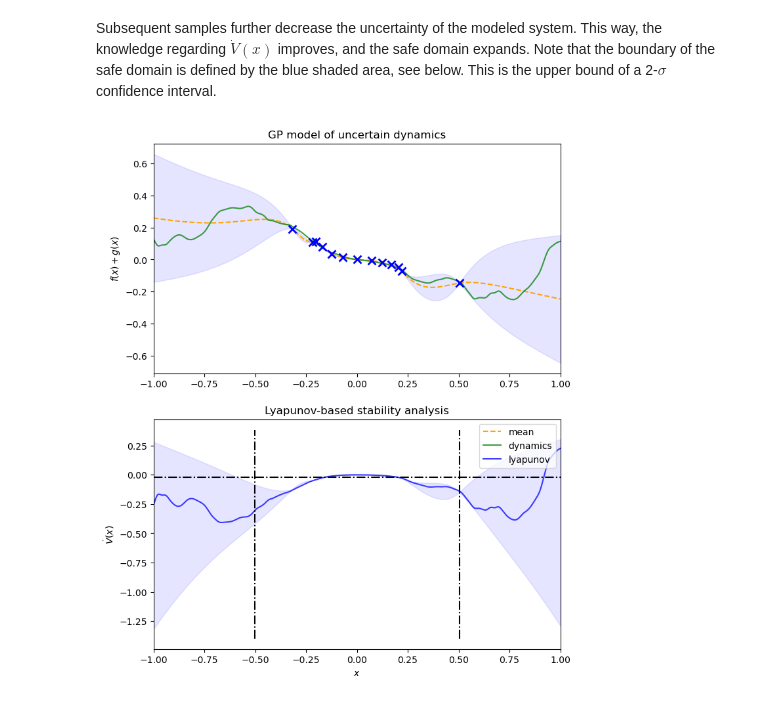
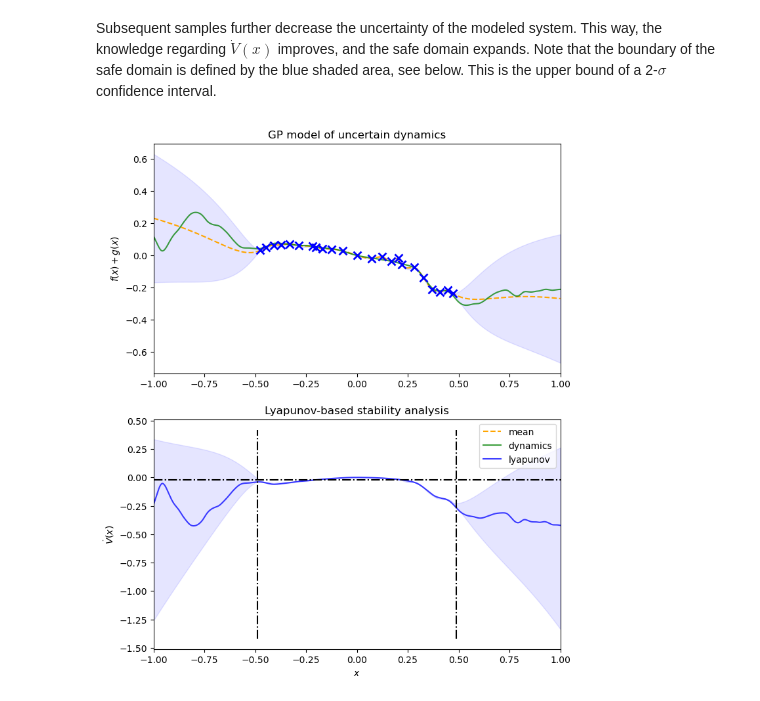
Before and after one commit to maalberg/safely, a Jupyter notebook: safely_1d.ipynb, the cells around one changed output. Saved outputs shown, nothing was run; the diff lists cells and outputs as text; code cells hidden in the pictures.

```diff
--- a/safely_1d.ipynb
+++ b/safely_1d.ipynb
@@ -371,20 +371,12 @@ The online learning proceeds by sampling the uncertain function at points, which
 # %%
 # ---------------------------------------------------------------------------*/
 # - first samples of online learning
-
-# reinitialize dynamics sampler with noise
-np.random.seed(5)
-dyn.initialize_sampler(sample_dom.states, samples_n=1, noise_var=sample_ns_var)
 
 for i in range(2):
     lyap.update_safety(threshold=lyap_threshold)
 
     learnable_state = lyap.find_learnable()
-    dyn.observe_datapoints(learnable_state, dyn(learnable_state)[0])
-
-# reinitialize dynamics sampler without noise
-np.random.seed(5)
-dyn.initialize_sampler(sample_dom.states, samples_n=1)
+    dyn.observe_datapoints(learnable_state, dyn(learnable_state, with_noise=True)[0])
 
 plot_dynamics(lyap, threshold=lyap_threshold, ci=lip_ci)
 # %% [output]
@@ -394,21 +386,13 @@ Subsequent samples further decrease the uncertainty of the modeled system. This
 # %%
 # ---------------------------------------------------------------------------*/
 # - subsequent samples of online learning
 
-# reinitialize dynamics sampler with noise
-np.random.seed(5)
-dyn.initialize_sampler(sample_dom.states, samples_n=1, noise_var=sample_ns_var)
-
-for i in range(10):
+for i in range(20):
     lyap.update_safety(threshold=lyap_threshold)
 
     learnable_state = lyap.find_learnable()
-    dyn.observe_datapoints(learnable_state, dyn(learnable_state)[0])
-
-# reinitialize dynamics sampler without noise
-np.random.seed(5)
-dyn.initialize_sampler(sample_dom.states, samples_n=1)
+    dyn.observe_datapoints(learnable_state, dyn(learnable_state, with_noise=True)[0])
 
 plot_dynamics(lyap, threshold=lyap_threshold, ci=lip_ci)
 # %% [output]
-[figure, old version]
+[figure, new version]
```
Also changed, not shown: parts of 4 cells of this notebook, 2 other files.
